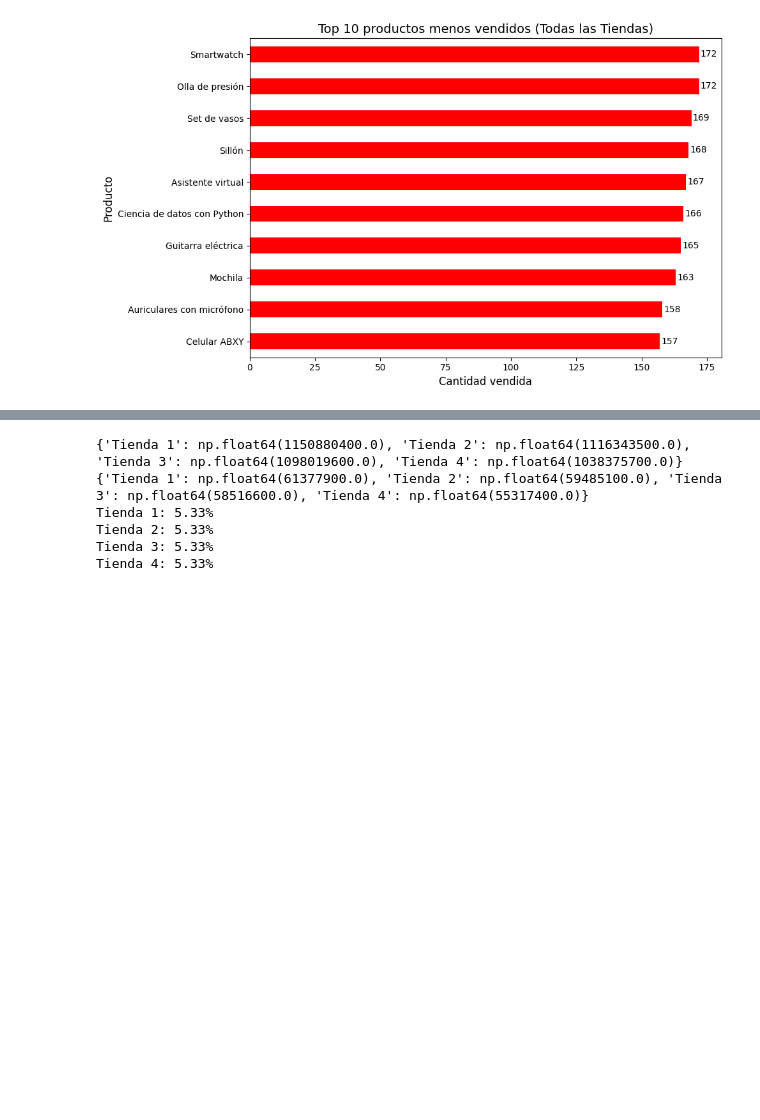
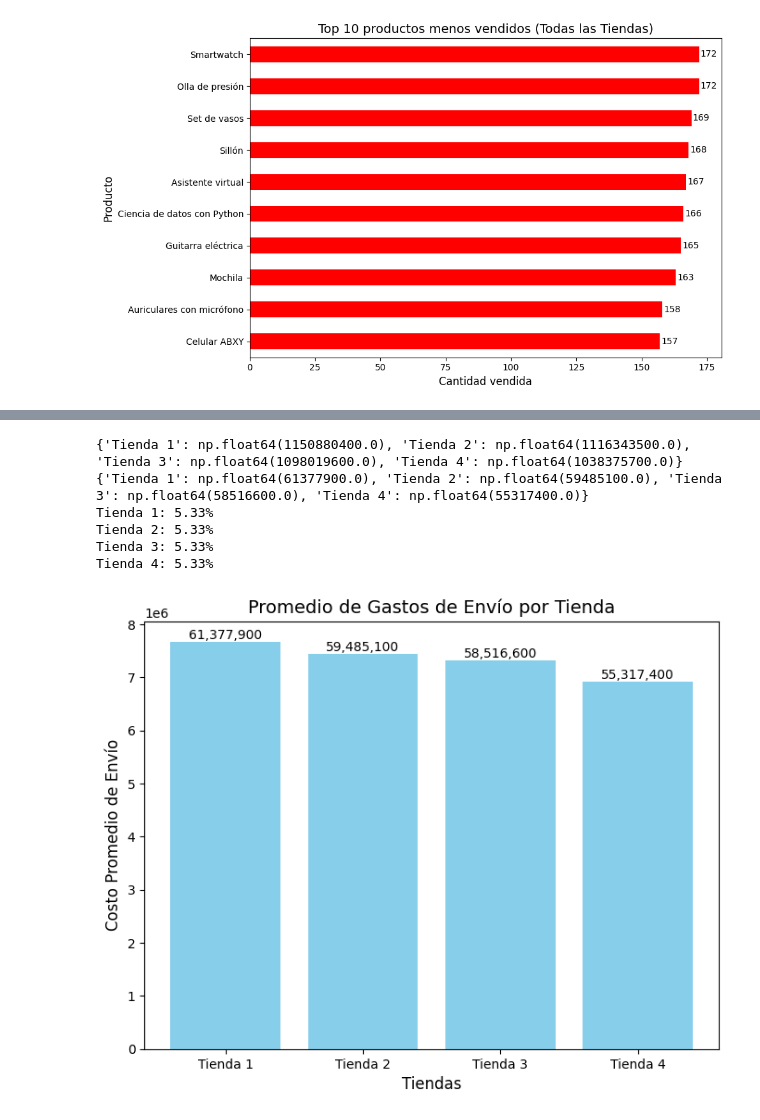
Before and after one commit to mauloredo/challenge-alura-store-mlp, a Jupyter notebook: AluraStoreLatam.ipynb, the cells around one changed output, grey strips where cells are left out. Saved outputs shown, nothing was run; the diff lists cells and outputs as text; code cells hidden in the pictures; blank space fills up the shorter version.

```diff
--- a/AluraStoreLatam.ipynb
+++ b/AluraStoreLatam.ipynb
@@ -412,29 +395,52 @@ En este paso, debes calcular el costo de envío promedio para cada tienda. El ob
 # %%
 # Calcular los totales de ventas y costos de envío por tienda
 ventas_totales = {'Tienda 1': tienda['Precio'].sum(),'Tienda 2': tienda2['Precio'].sum(),'Tienda 3': tienda3['Precio'].sum(),'Tienda 4': tienda4['Precio'].sum()}
 print(ventas_totales)
 
 envios_totales = {'Tienda 1': tienda['Costo de envío'].sum(),'Tienda 2': tienda2['Costo de envío'].sum(),'Tienda 3': tienda3['Costo de envío'].sum(),'Tienda 4': tienda4['Costo de envío'].sum()}
 print(envios_totales)
 
 def calcular_porcentaje_envio(ventas, envios):
 
     porcentaje_envio = {}
     for tienda in ventas.keys():
         porcentaje_envio[tienda] = (envios[tienda] / ventas[tienda]) * 100
 
     return porcentaje_envio
 
 # Uso de la función con los datos de ventas y envíos
 porcentaje_envio_tiendas = calcular_porcentaje_envio(ventas_totales, envios_totales)
 
 # Imprimir los resultados
 for tienda, porcentaje in porcentaje_envio_tiendas.items():
     print(f"{tienda}: {porcentaje:.2f}%")
+
+import matplotlib.pyplot as plt
+
+# Calcular el promedio de gastos de envío por tienda
+promedio_envio = {tienda: envios_totales[tienda] / len(tienda) for tienda in envios_totales.keys()}
+
+# Crear la gráfica de barras
+fig, ax = plt.subplots(figsize=(8, 6))
+barras = ax.bar(promedio_envio.keys(), promedio_envio.values(), color='skyblue')
+
+# Agregar los totales en las barras
+for i, barra in enumerate(barras):
+    ax.text(barra.get_x() + barra.get_width()/2, barra.get_height(),
+            f"{envios_totales[list(envios_totales.keys())[i]]:,.0f}",
+            ha='center', va='bottom', fontsize=10, color='black')
+
+# Configurar el título y etiquetas
+ax.set_title('Promedio de Gastos de Envío por Tienda', fontsize=14)
+ax.set_xlabel('Tiendas', fontsize=12)
+ax.set_ylabel('Costo Promedio de Envío', fontsize=12)
+
+plt.show()
 # %% [output]
 {'Tienda 1': np.float64(1150880400.0), 'Tienda 2': np.float64(1116343500.0), 'Tienda 3': np.float64(1098019600.0), 'Tienda 4': np.float64(1038375700.0)}
 {'Tienda 1': np.float64(61377900.0), 'Tienda 2': np.float64(59485100.0), 'Tienda 3': np.float64(58516600.0), 'Tienda 4': np.float64(55317400.0)}
 Tienda 1: 5.33%
 Tienda 2: 5.33%
 Tienda 3: 5.33%
 Tienda 4: 5.33%
+[figure, added]
```
Also changed, not shown: parts of 34 cells of this notebook.
